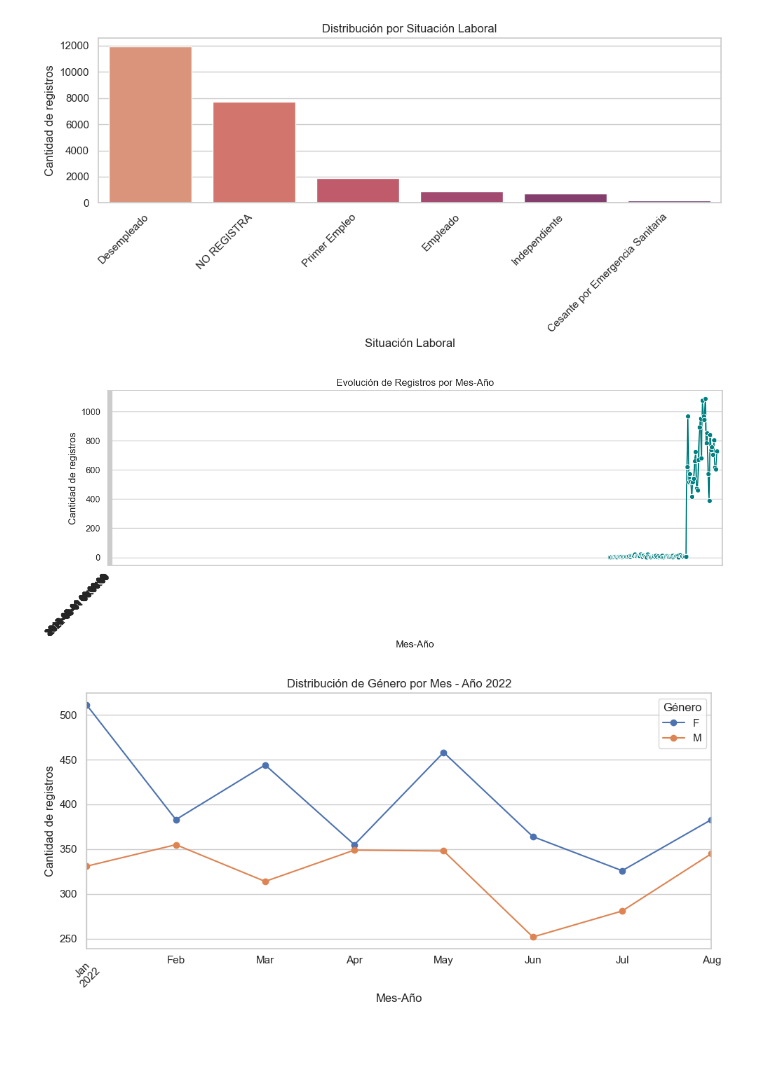
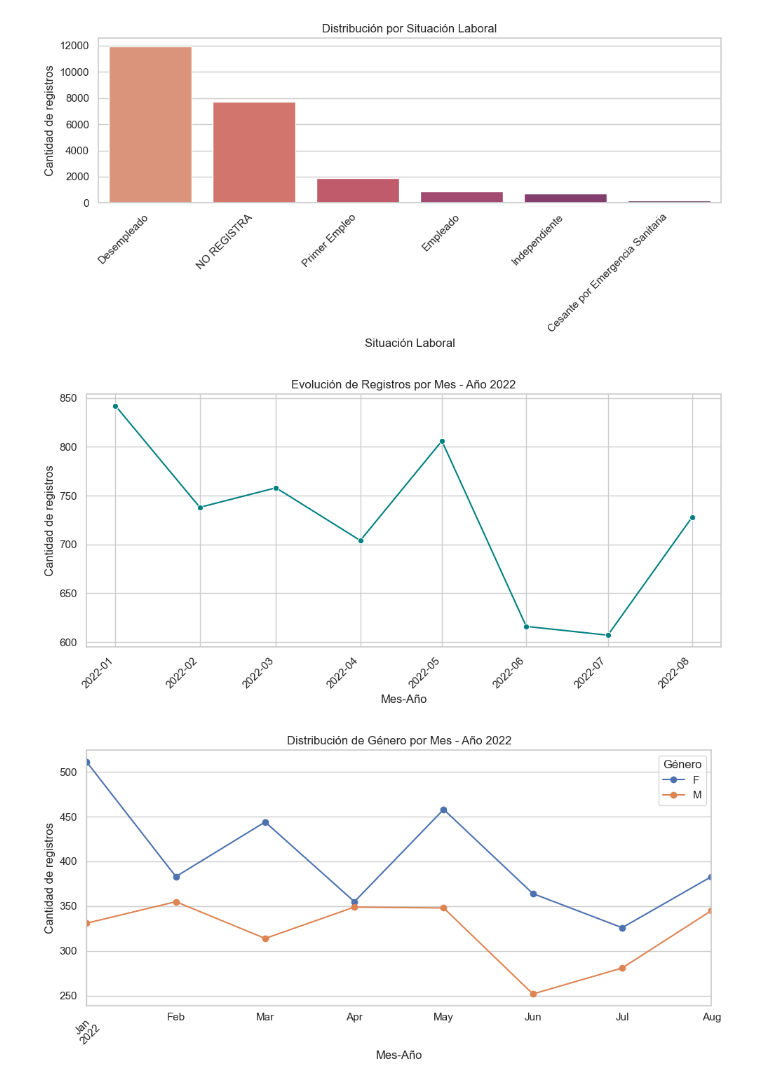
Before and after one commit to lizestrada28/trabajo_final_ruta_empleabilidad, a Jupyter notebook: Trabajo_Final.ipynb, the cells around one changed output. Drawn from its saved outputs; the diff is of its cells as text; code cells hidden in the pictures; blank space fills up the shorter version.

```diff
--- a/Trabajo_Final.ipynb
+++ b/Trabajo_Final.ipynb
@@ -366,19 +366,28 @@ df['MesAnio_dt'] = df['Fecha Registro'].dt.to_period('M').dt.to_timestamp()
 # Crear la variable conteo_mes que agrupa por MesAnio_dt y cuenta registros
 conteo_mes = df['MesAnio_dt'].value_counts().sort_index()
 # %%
-# Gráfico con etiquetas más espaciadas
-plt.figure(figsize=(12, 5))
-sns.lineplot(x=conteo_mes.index, y=conteo_mes.values, marker='o', color='teal')
-plt.title('Evolución de Registros por Mes-Año')
+# Importar matplotlib (si no lo has hecho antes)
+import matplotlib.pyplot as plt
+
+# Filtrar solo registros del año 2022
+df_2022 = df[df['MesAnio_dt'].dt.year == 2022]
+
+# Contar registros por mes (solo 2022)
+conteo_2022 = df_2022['MesAnio_dt'].value_counts().sort_index()
+
+# Gráfico claro para los meses del año 2022
+plt.figure(figsize=(10, 5))
+sns.lineplot(x=conteo_2022.index, y=conteo_2022.values, marker='o', color='teal')
+
+plt.title('Evolución de Registros por Mes - Año 2022')
 plt.xlabel('Mes-Año')
 plt.ylabel('Cantidad de registros')
-plt.xticks(ticks=range(0, len(conteo_mes.index), 6),  # una cada 6
-           labels=conteo_mes.index[::6],
-           rotation=45, ha='right')
+
+plt.xticks(rotation=45, ha='right')
 plt.tight_layout()
 plt.show()
 # %% [output]
-[figure, old version]
+[figure, new version]
 # %%
 # Crear columna tipo datetime solo con año y mes
 df['MesAnio_dt'] = df['Fecha Registro'].dt.to_period('M').dt.to_timestamp()
```
Also changed, not shown: parts of 2 cells of this notebook.
